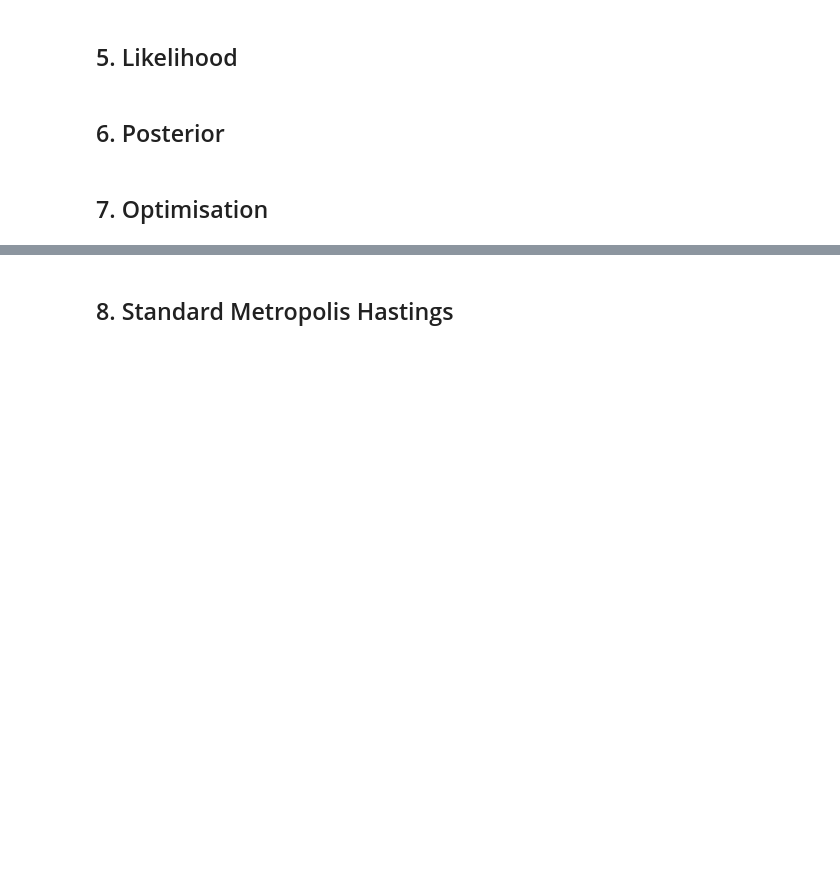
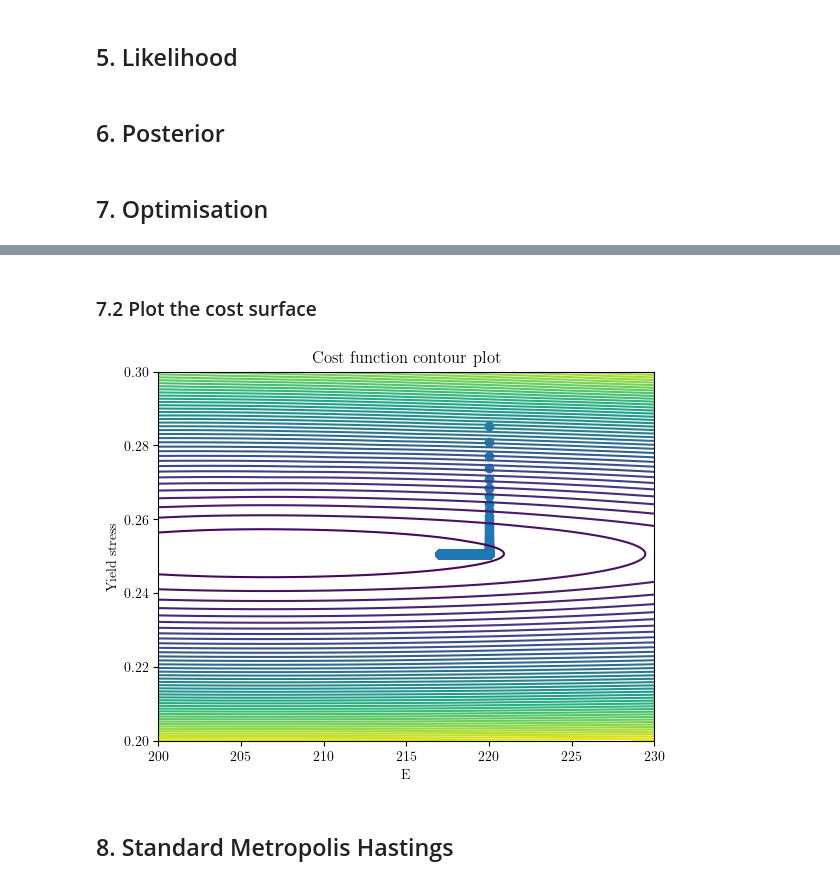
Before and after one commit to mark-hobbs/bayesian-inference-tutorial, a Jupyter notebook: examples/02-linear-elasticity-perfect-plasticity.ipynb, the cells around one changed output, grey strips where cells are left out. Drawn from its saved outputs; the diff is of its cells as text; code cells hidden in the pictures; blank space fills up the shorter version.

```diff
--- a/examples/02-linear-elasticity-perfect-plasticity.ipynb
+++ b/examples/02-linear-elasticity-perfect-plasticity.ipynb
@@ -352,3 +354,29 @@ plt.plot(cost_hist)
+# %% [markdown]
+### 7.2 Plot the cost surface
+# %%
+def plot_cost_contour(param1_range, param2_range, cost_function, candidate_hist):
+    """
+    Plot the cost function contour for two parameters varying within specified ranges.
+
+    Parameters:
+    param1_range (np.ndarray): Range of values for the first parameter.
+    param2_range (np.ndarray): Range of values for the second parameter.
+    cost_function (callable): Function that computes the cost given a list of parameter values.
+    """
+    param1_grid, param2_grid = np.meshgrid(param1_range, param2_range)
+    cost_surface = np.vectorize(lambda p1, p2: cost_function([p1, p2]))(param1_grid, param2_grid)
+
+    plt.figure()
+    contour = plt.contour(param1_grid, param2_grid, cost_surface, cmap='viridis', levels=50)
+    plt.scatter(candidate_hist[:, 0], candidate_hist[:, 1])
+    plt.xlabel('E')
+    plt.ylabel('Yield stress')
+    plt.title('Cost function contour plot')
+    plt.show()
+# %%
+plot_cost_contour(np.linspace(200, 230, 1000), np.linspace(0.2, 0.3, 1000), optimiser._cost_function, candidate_hist)
+# %% [output]
+[figure, added]
 # %% [markdown]
 ## 8. Standard Metropolis Hastings
 # %%
```
Also changed, not shown: parts of 14 cells of this notebook.
